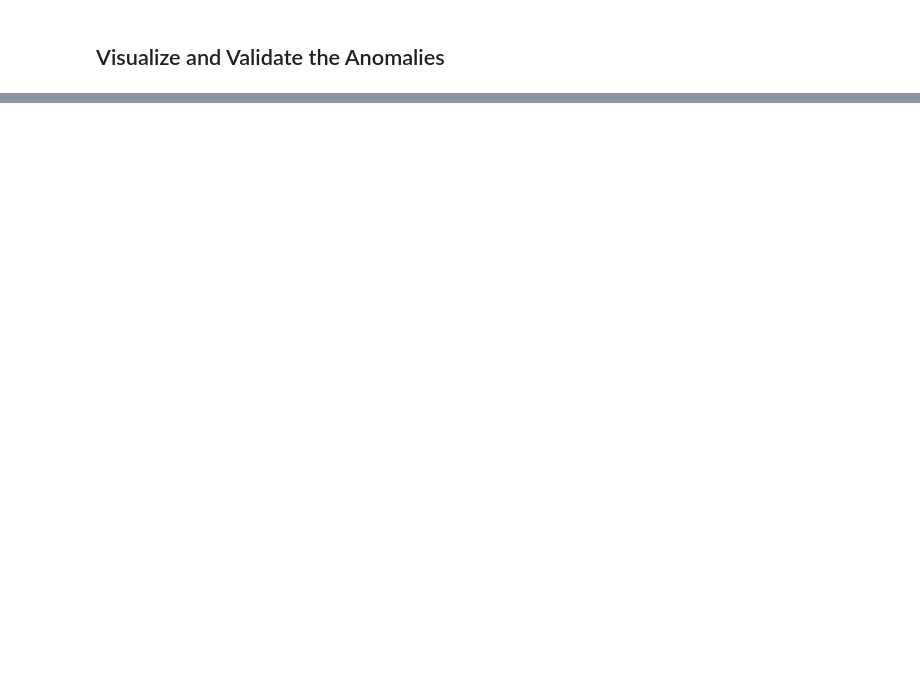
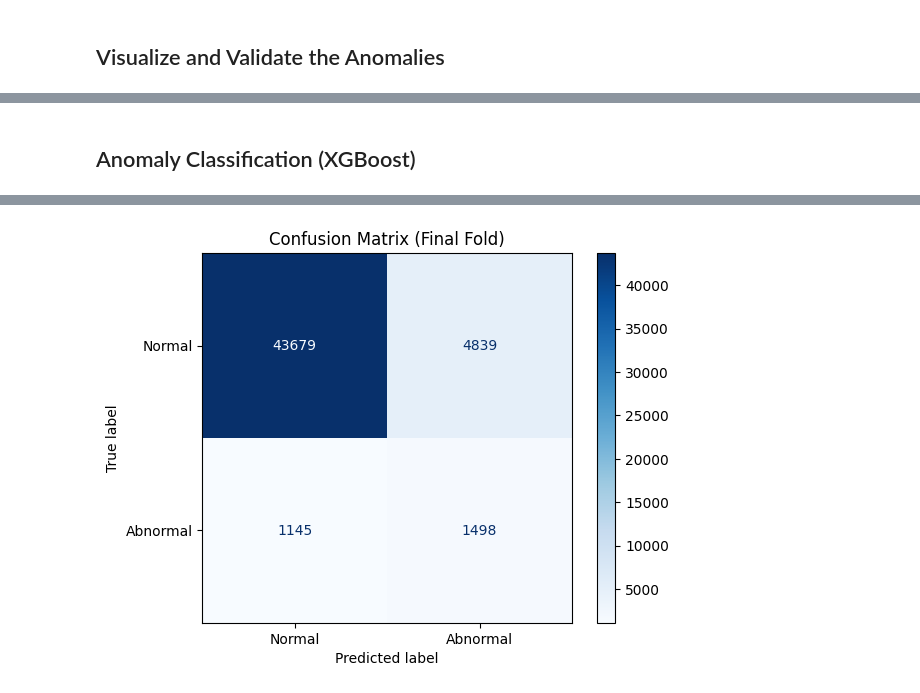
Before and after one commit to samfan-27/MLProject, a Jupyter notebook: notebooks/03_model_building.ipynb, the cells around one changed output, grey strips where cells are left out. Cells and saved outputs as stored; diff of their text form; code cells hidden in the pictures; blank space fills up the shorter version.

Commit message:
feat(model) add XGBoost SHAP

```diff
--- a/notebooks/03_model_building.ipynb
+++ b/notebooks/03_model_building.ipynb
@@ -283,0 +300,8 @@ Final data size for Phase 4: (153485, 21)
+# %%
+print("Loaded advanced modeling libraries (XGBoost, SHAP).")
+
+PHASE_4_DATA_PATH = os.path.join('..', 'data', 'panel_data_phase4_ready.parquet')
+df = pd.read_parquet(PHASE_4_DATA_PATH)
+
+print(f"Loaded Phase 4 data: {df.shape}")
+display(df.head())
@@ -283,0 +349,4 @@ Final data size for Phase 4: (153485, 21)
+# %%
+## --- Setup Validation ---
+N_SPLITS = 2
+tscv = TimeSeriesSplit(n_splits=N_SPLITS)
@@ -283,0 +418,61 @@ Final data size for Phase 4: (153485, 21)
+# %% [markdown]
+## Anomaly Classification (XGBoost)
+# %%
+print("\n--- Starting Task 4.2: Anomaly Classification (XGBoost) ---")
+
+xgb_class_reports = []
+xgb_class_models = []
+last_fold_data = {}
+
+for i, (train_index, test_index) in enumerate(tscv.split(X_advanced)):
+    print(f'--- Fold {i+1}/{N_SPLITS} ---')
+
+    X_train, X_test = X_advanced.iloc[train_index], X_advanced.iloc[test_index]
+    y_train, y_test = Y_class.iloc[train_index], Y_class.iloc[test_index]
+
+    print(f"  Train size: {len(X_train)}, Test size: {len(X_test)}")
+    print(f"  Train Abnormal Pct: {y_train.mean():.2%}, Test Abnormal Pct: {y_test.mean():.2%}")
+
+    scale_pos_weight = (y_train == 0).sum() / (y_train == 1).sum()
+    print(f"  Calculated scale_pos_weight: {scale_pos_weight:.2f}")
+
+    xgb_class = xgb.XGBClassifier(
+        objective='binary:logistic',
+        scale_pos_weight=scale_pos_weight,
+        random_state=42,
+        n_jobs=-1,
+        use_label_encoder=False,
+        eval_metric='logloss'
+    )
+
+    xgb_class.fit(X_train, y_train)
+
+    y_pred = xgb_class.predict(X_test)
+    report = classification_report(y_test, y_pred, target_names=['Normal (0)', 'Abnormal (1)'])
+
+    xgb_class_reports.append(report)
+    xgb_class_models.append(xgb_class)
+
+    if i == N_SPLITS - 1:
+        last_fold_data['X_test'] = X_test
+        last_fold_data['y_test'] = y_test
+        last_fold_data['y_pred'] = y_pred
+
+print("\n--- Final Fold Classification Report (Task 4.2) ---")
+print(xgb_class_reports[-1])
+
+print("\n--- Final Fold Confusion Matrix (Task 4.2) ---")
+cm = confusion_matrix(
+    last_fold_data['y_test'],
+    last_fold_data['y_pred'],
+    labels=xgb_class_models[-1].classes_
+)
+
+disp = ConfusionMatrixDisplay(
+    confusion_matrix=cm,
+    display_labels=['Normal', 'Abnormal']
+)
+disp.plot(cmap='Blues')
+plt.title('Confusion Matrix (Final Fold)')
+plt.show()
+# %% [output]
@@ -283,0 +496 @@ Final data size for Phase 4: (153485, 21)
+[figure, added]
```
Also changed, not shown: parts of 21 cells of this notebook.
